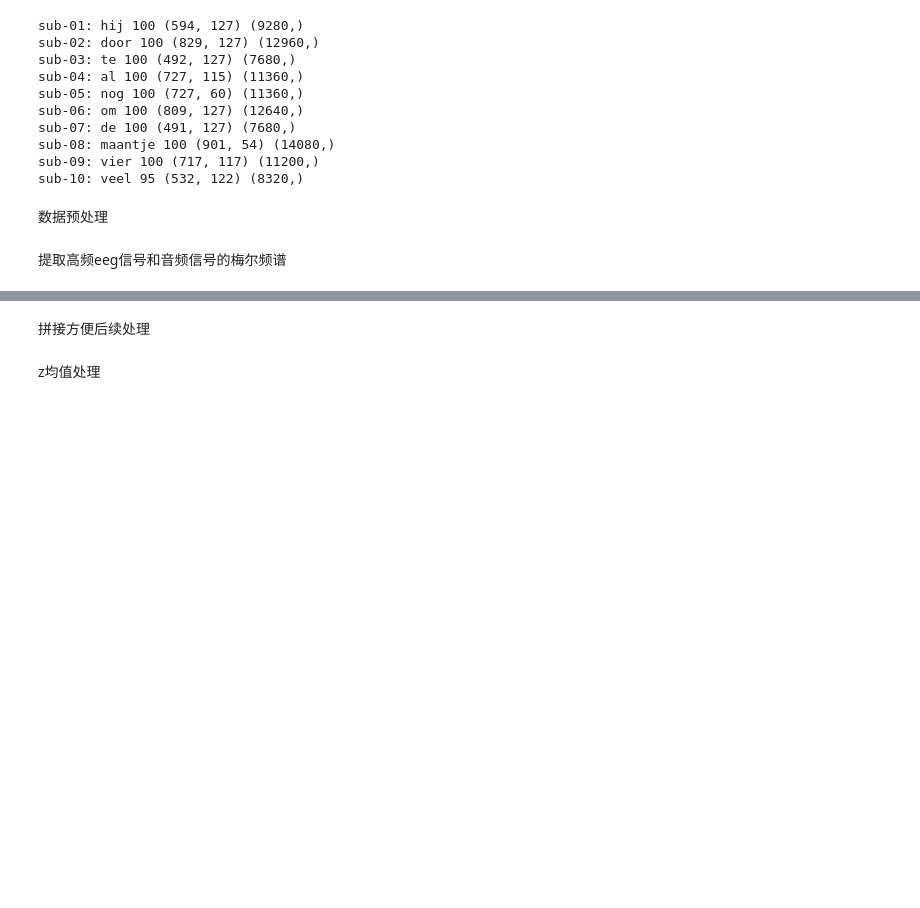
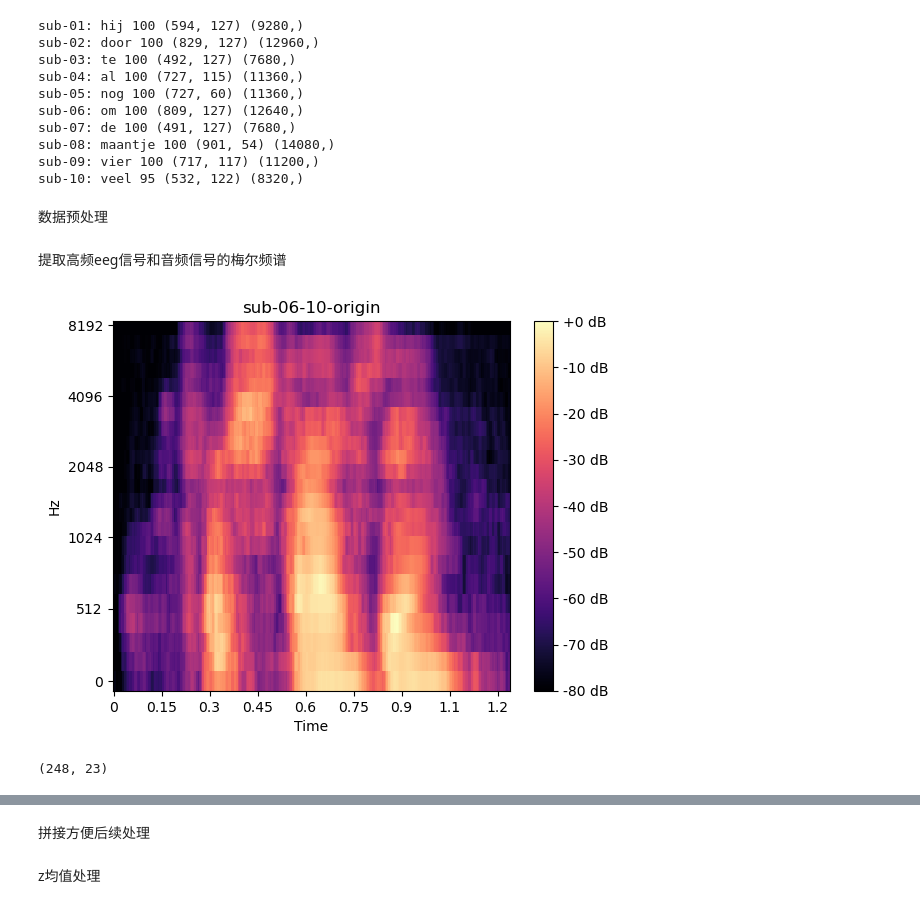
Before and after one commit to Sacamore/EEG-AudioTransformer, a Jupyter notebook: train_words.ipynb, the cells around one changed output, grey strips where cells are left out. Cells and saved outputs as stored; diff of their text form; code cells hidden in the pictures; blank space fills up the shorter version.

```diff
--- a/train_words.ipynb
+++ b/train_words.ipynb
@@ -53,3 +53,17 @@ eeg_sample_rate = 1024
 audio_sameple_rate = 16000
 # %% [markdown]
 提取高频eeg信号和音频信号的梅尔频谱
+# %%
+import librosa
+import matplotlib.pyplot as plt
+
+plt.figure()
+test = utils.extractMelSpecs(audio['sub-06'][10],audio_sameple_rate,windowLength=window_length,frameshift=frameshift)
+librosa.display.specshow(test.T,sr=16000,hop_length=80,win_length=400,x_axis='time', y_axis='mel')
+plt.colorbar(format='%+2.0f dB')
+plt.title(f'sub-06-10-origin')
+plt.show()
+print(test.shape)
+# %% [output]
+[figure, added]
+(248, 23)
```
Also changed, not shown: parts of 5 cells of this notebook, 20 other files.
